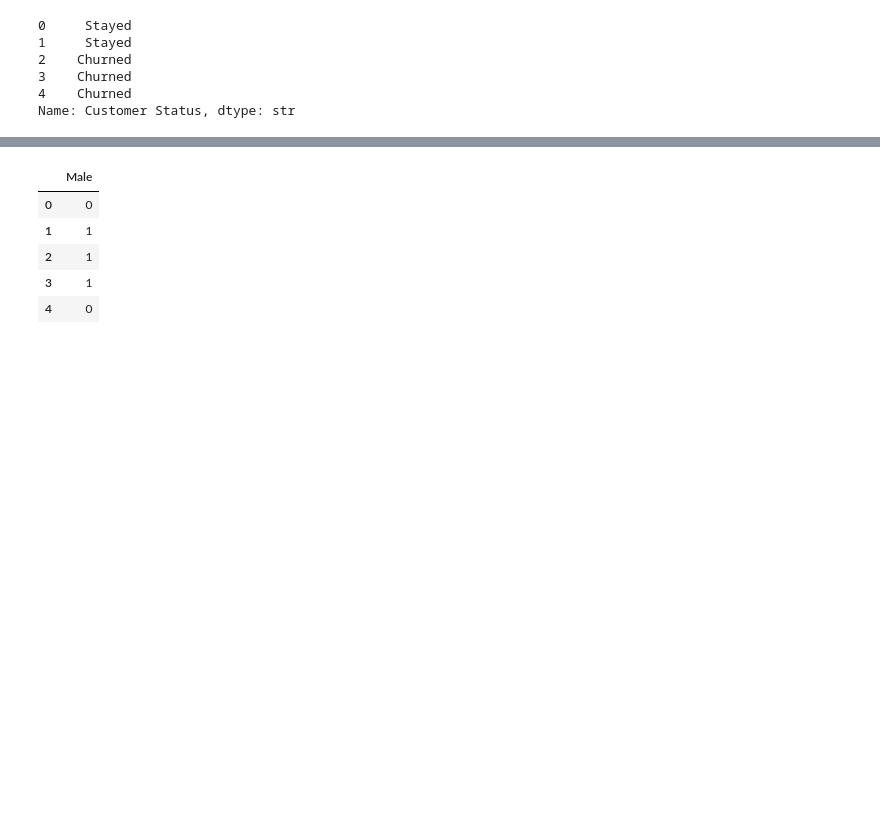
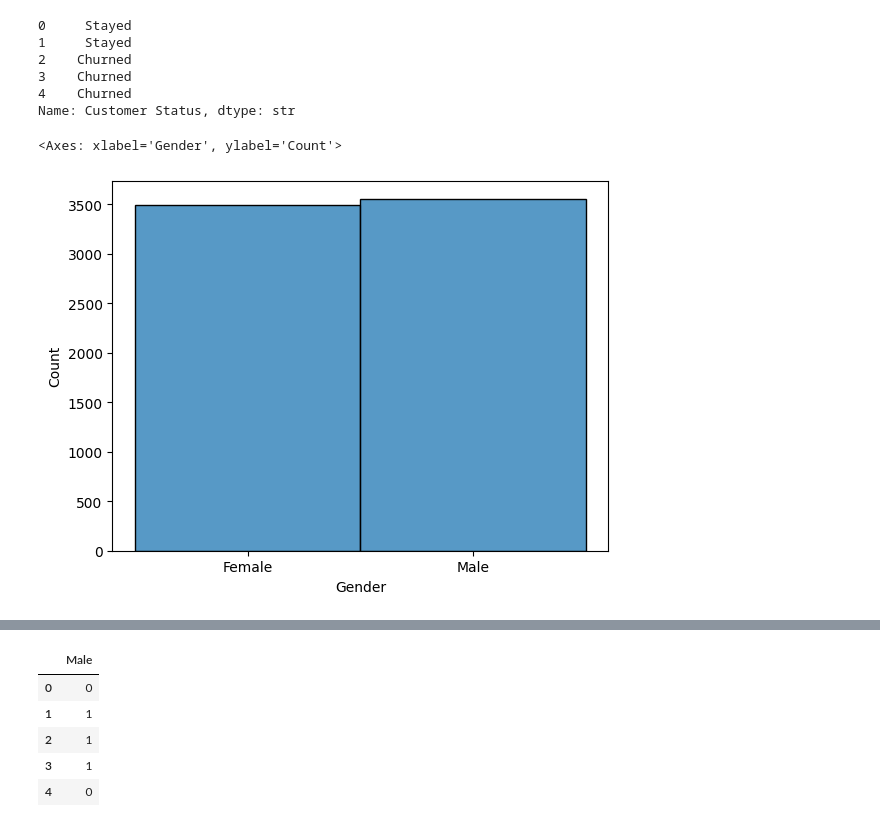
Before and after one commit to Karthi-1008/Signal_Stay, a Jupyter notebook: Model.ipynb, the cells around one changed output, grey strips where cells are left out. Drawn from its saved outputs; the diff is of its cells as text; code cells hidden in the pictures; blank space fills up the shorter version.

```diff
--- a/Model.ipynb
+++ b/Model.ipynb
@@ -117,3 +117,8 @@ y.head()
 3    Churned
 4    Churned
 Name: Customer Status, dtype: str
+# %%
+sns.histplot(x['Gender']) # More Male users as customers
+# %% [output]
+<Axes: xlabel='Gender', ylabel='Count'>
+[figure, added]
```
Also changed, not shown: parts of 31 cells of this notebook, 5 other files.
